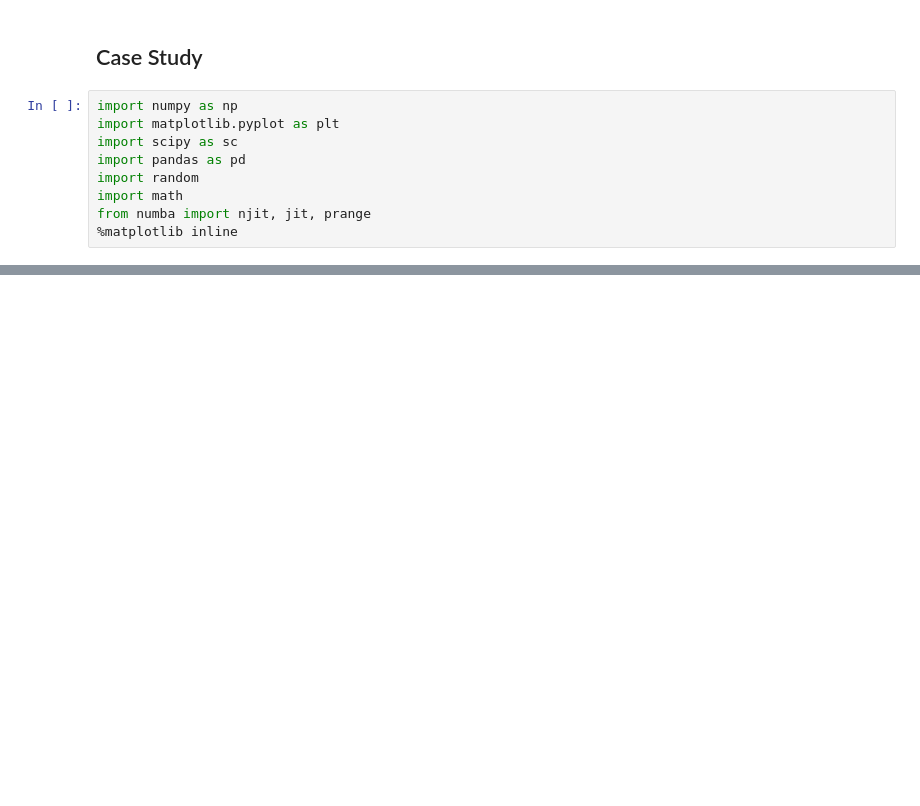
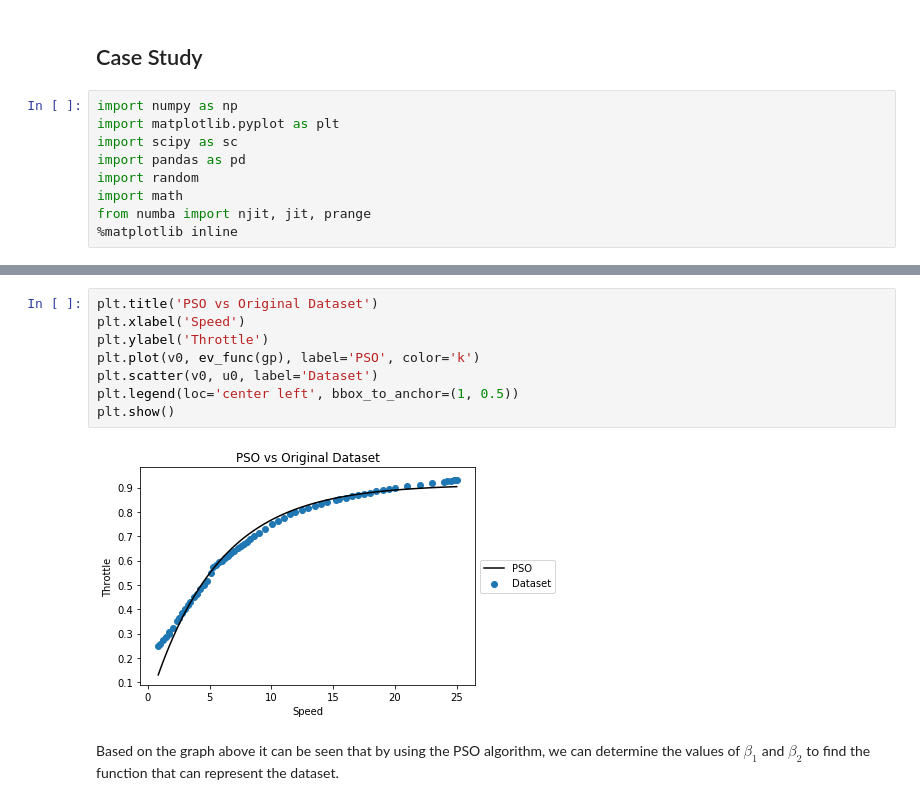
Before and after one commit to Vermillord/KP_Codes, a Jupyter notebook: KP_Notes.ipynb, the cells around one changed output, grey strips where cells are left out. Drawn from its saved outputs; the diff is of its cells as text; blank space fills up the shorter version.

```diff
--- a/KP_Notes.ipynb
+++ b/KP_Notes.ipynb
@@ -775,0 +782,12 @@ TypeError: 'generator' object is not subscriptable
+# %%
+plt.title('PSO vs Original Dataset')
+plt.xlabel('Speed')
+plt.ylabel('Throttle')
+plt.plot(v0, ev_func(gp), label='PSO', color='k')
+plt.scatter(v0, u0, label='Dataset')
+plt.legend(loc='center left', bbox_to_anchor=(1, 0.5))
+plt.show()
+# %% [output]
+[figure, added]
+# %% [markdown]
+Based on the graph above it can be seen that by using the PSO algorithm, we can determine the values of $\beta_{1}$ and $\beta_{2}$ to find the function that can represent the dataset.
```
Also changed, not shown: parts of 12 cells of this notebook.
